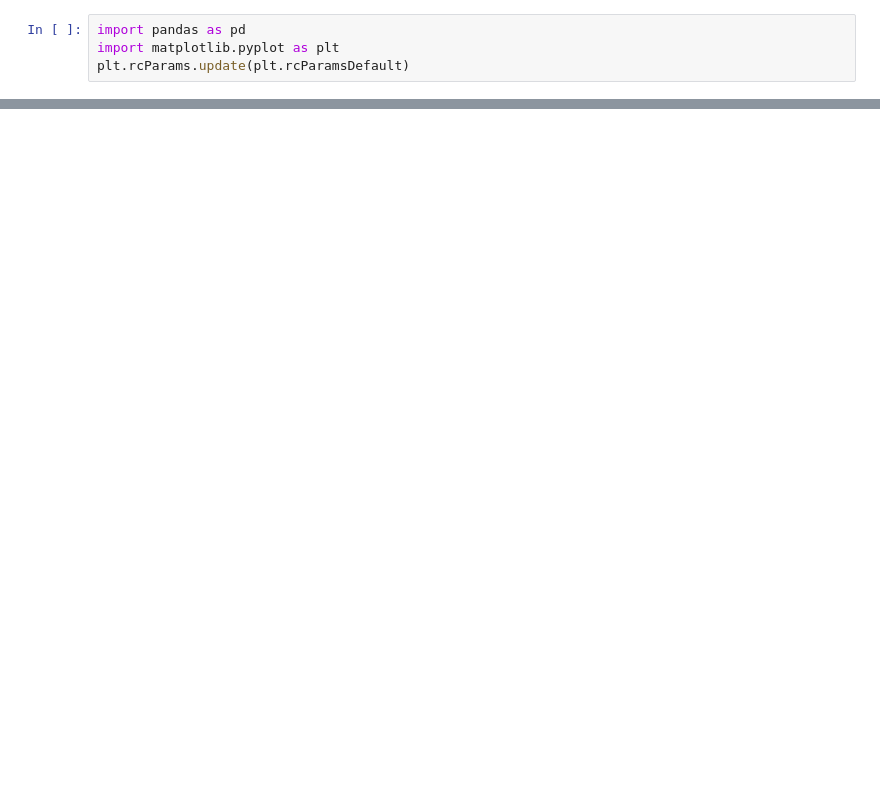
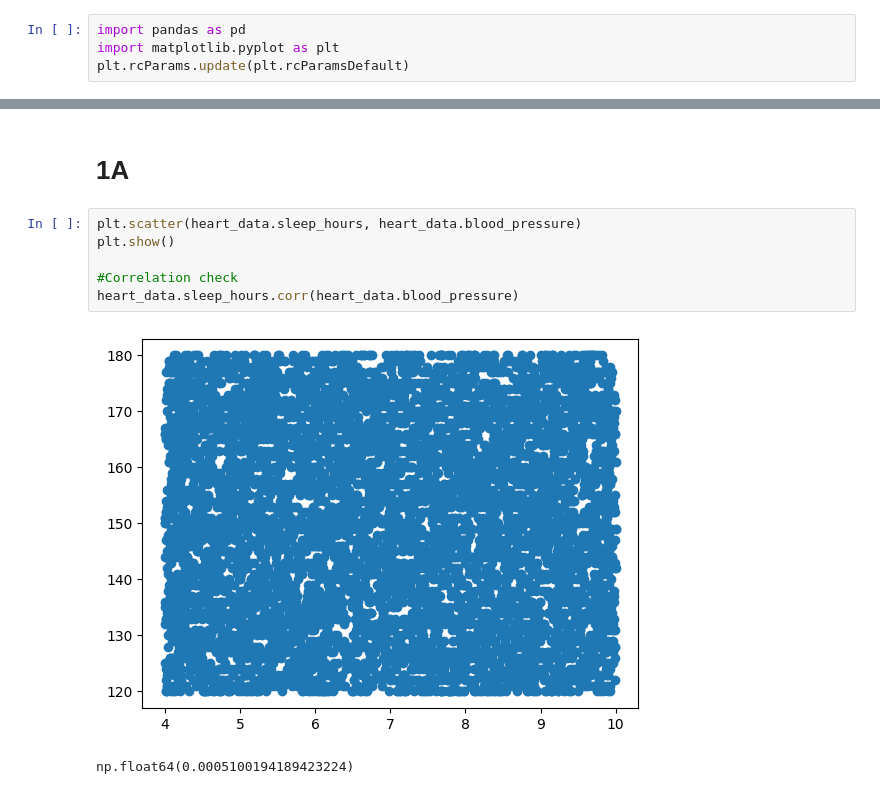
Before and after one commit to cenkner-maximilian/heart-disease-analysis, a Jupyter notebook: exploration.ipynb, the cells around one changed output, grey strips where cells are left out. Saved outputs shown, nothing was run; the diff lists cells and outputs as text; blank space fills up the shorter version.

```diff
--- a/exploration.ipynb
+++ b/exploration.ipynb
@@ -35,2 +38,13 @@ heart_data
 
 ***These questions will be answered below.***
+# %% [markdown]
+<h1>1A</h1>
+# %%
+plt.scatter(heart_data.sleep_hours, heart_data.blood_pressure)
+plt.show()
+
+#Correlation check
+heart_data.sleep_hours.corr(heart_data.blood_pressure)
+# %% [output]
+[figure, added]
+np.float64(0.0005100194189423224)
```
Also changed, not shown: parts of 7 cells of this notebook, 1 other file.
